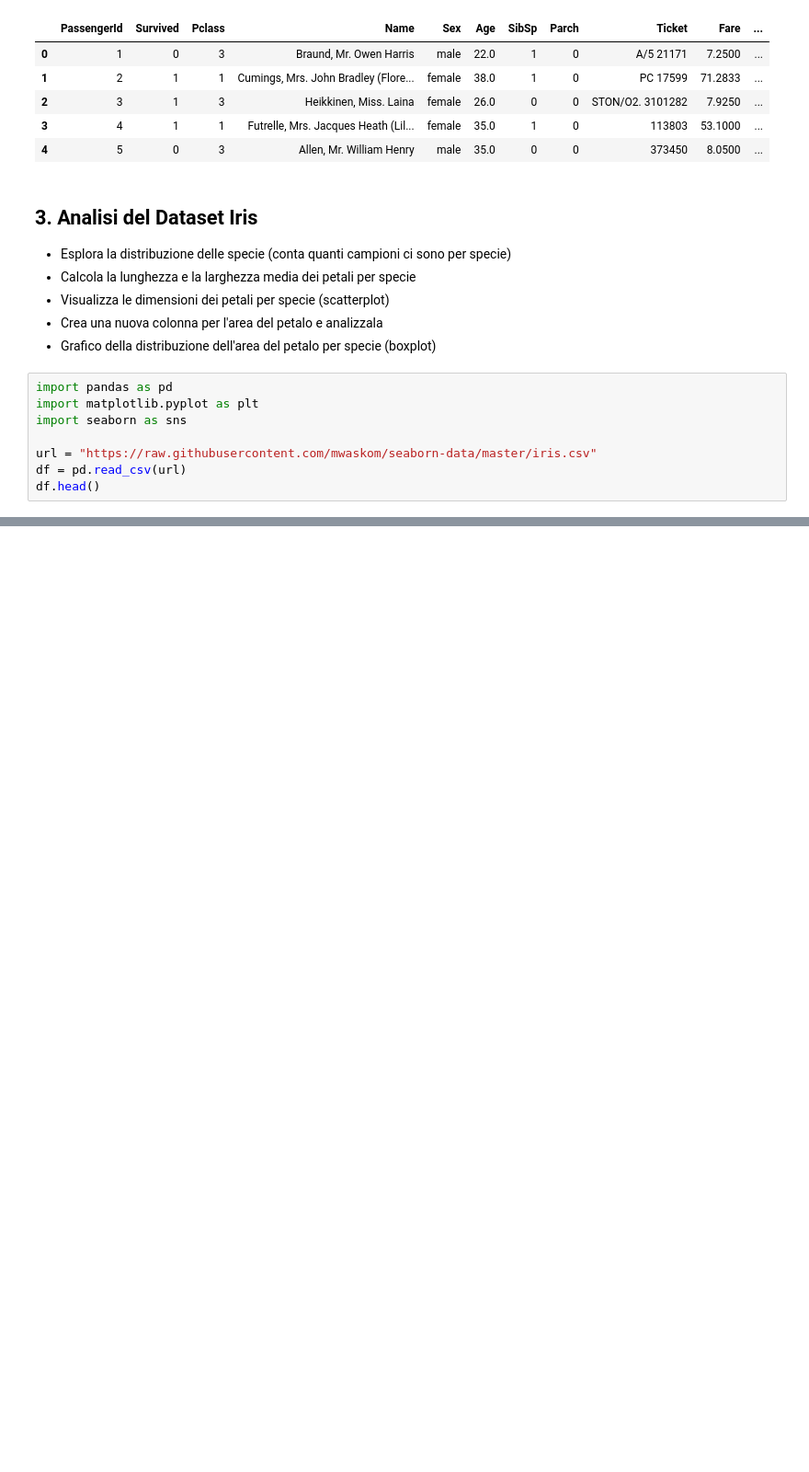
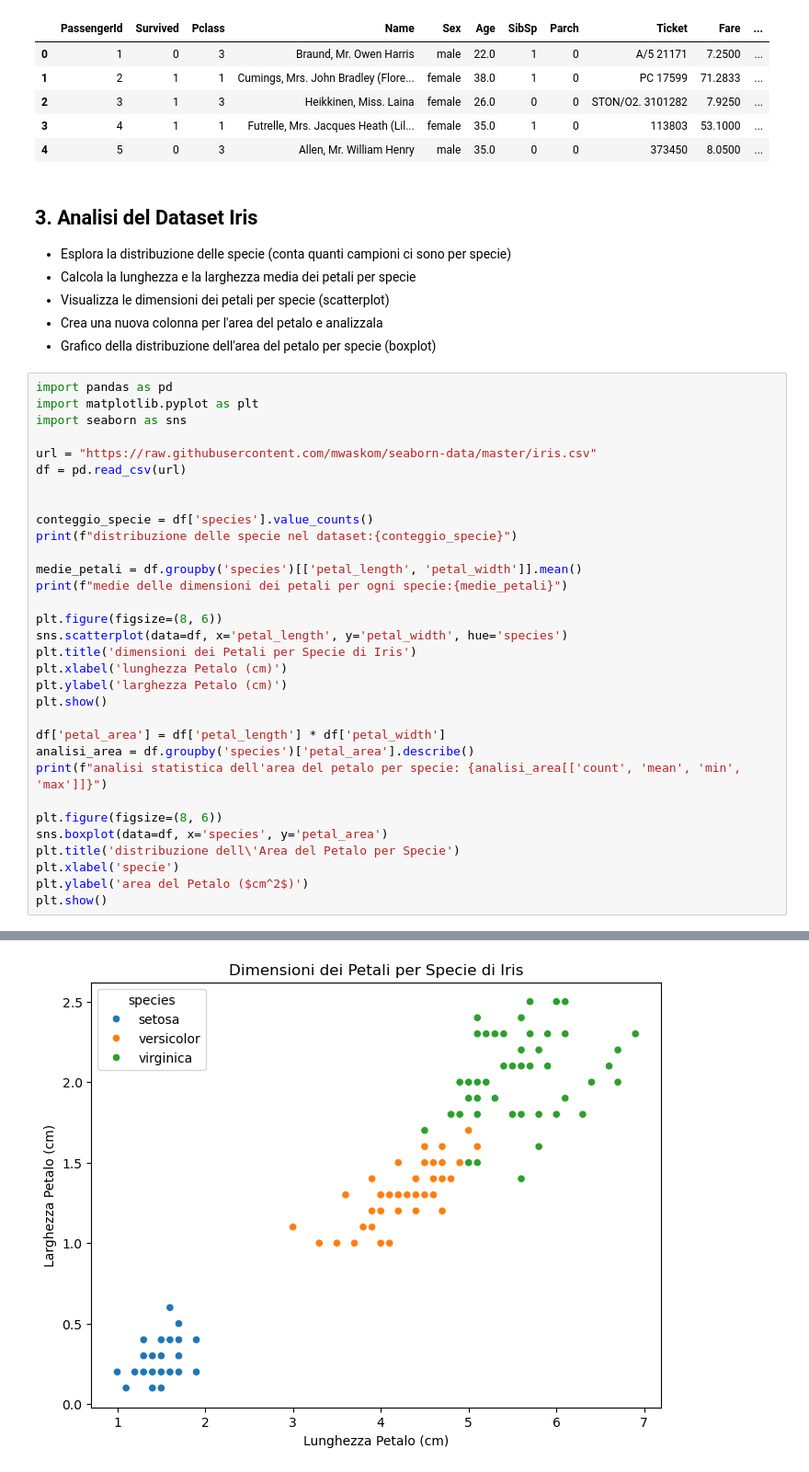
Before and after one commit to fbedeschi/laboratorio2_programmazione, a Jupyter notebook: 5.4_Esercizi_lez_5.ipynb, the cells around one changed output, grey strips where cells are left out. Shown at 92% size. Saved outputs shown, nothing was run; the diff lists cells and outputs as text; blank space fills up the shorter version.

```diff
--- a/5.4_Esercizi_lez_5.ipynb
+++ b/5.4_Esercizi_lez_5.ipynb
@@ -92,11 +92,36 @@ sns.boxplot(data=df, x="Pclass",y="Age", hue='Sex')
 - Visualizza le dimensioni dei petali per specie (scatterplot)
 - Crea una nuova colonna per l'area del petalo e analizzala
 - Grafico della distribuzione dell'area del petalo per specie (boxplot)
-# %%
-import pandas as pd
-import matplotlib.pyplot as plt
-import seaborn as sns
-
-url = "https://raw.githubusercontent.com/mwaskom/seaborn-data/master/iris.csv"
-df = pd.read_csv(url)
-df.head()
+# %%
+import pandas as pd
+import matplotlib.pyplot as plt
+import seaborn as sns
+
+url = "https://raw.githubusercontent.com/mwaskom/seaborn-data/master/iris.csv"
+df = pd.read_csv(url)
+
+
+conteggio_specie = df['species'].value_counts()
+print(f"distribuzione delle specie nel dataset:{conteggio_specie}")
+
+medie_petali = df.groupby('species')[['petal_length', 'petal_width']].mean()
+print(f"medie delle dimensioni dei petali per ogni specie:{medie_petali}")
+
+plt.figure(figsize=(8, 6))
+sns.scatterplot(data=df, x='petal_length', y='petal_width', hue='species')
+plt.title('dimensioni dei Petali per Specie di Iris')
+plt.xlabel('lunghezza Petalo (cm)')
+plt.ylabel('larghezza Petalo (cm)')
+plt.show()
+
+df['petal_area'] = df['petal_length'] * df['petal_width']
+analisi_area = df.groupby('species')['petal_area'].describe()
+print(f"analisi statistica dell'area del petalo per specie: {analisi_area[['count', 'mean', 'min', 'max']]}")
+
+plt.figure(figsize=(8, 6))
+sns.boxplot(data=df, x='species', y='petal_area')
+plt.title('distribuzione dell\'Area del Petalo per Specie')
+plt.xlabel('specie')
+plt.ylabel('area del Petalo ($cm^2$)')
+plt.show()
+# %% [output]
@@ -102,0 +138 @@ df.head()
+[figure, added]
```
Also changed, not shown: parts of 1 cell of this notebook, 3 other files.
